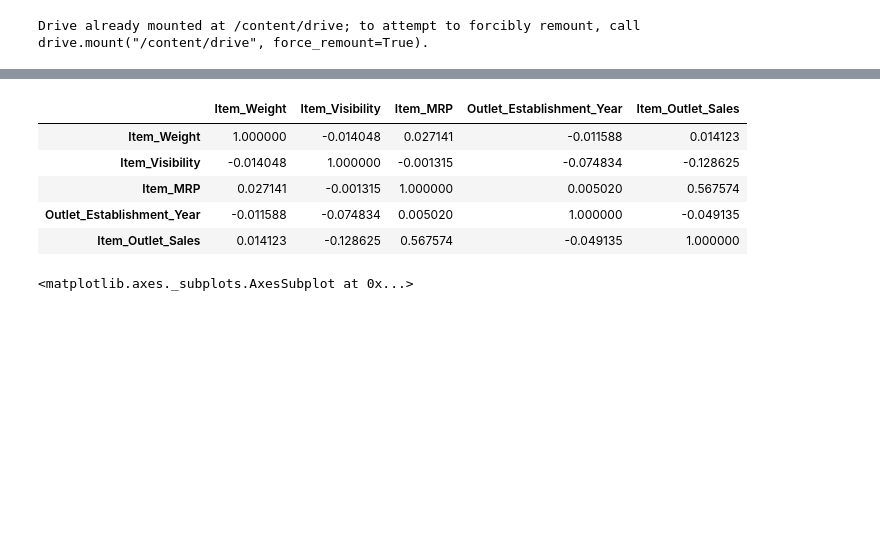
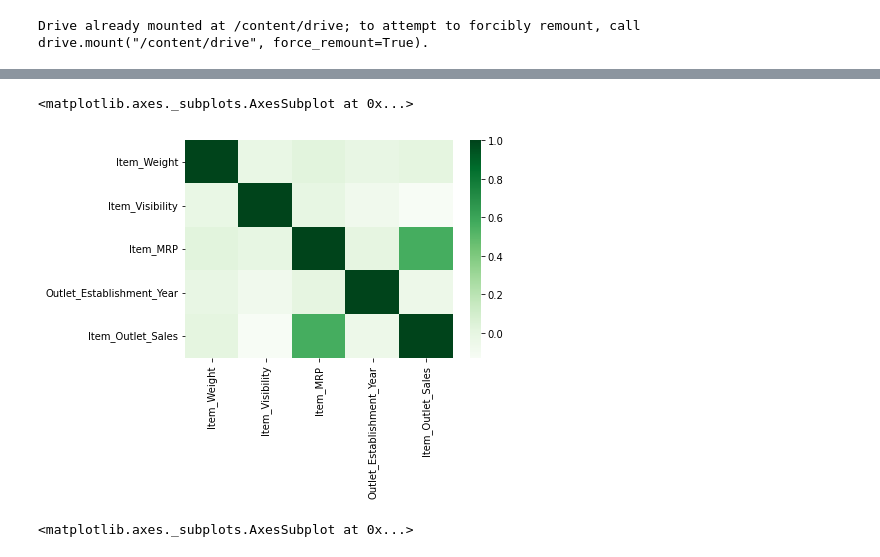
Before and after one commit to Juribe7980/Project-1---Part-1, a Jupyter notebook: Copy_of_Project_1_Part_3.ipynb, the cells around one changed output, grey strips where cells are left out. Cells and saved outputs as stored; diff of their text form; code cells hidden in the pictures; blank space fills up the shorter version.

```diff
--- a/Copy_of_Project_1_Part_3.ipynb
+++ b/Copy_of_Project_1_Part_3.ipynb
@@ -37,15 +80,11 @@ df.boxplot(column=["Outlet_Establishment_Year", "Item_MRP"]);
 # %%
 #Heatmap of the correlation between features
-import pandas as pd
-df = pd.read_csv('/content/drive/MyDrive/Coding Dojo/sales_predictions.csv')
-df.corr()
+
+corr=df.corr()
+sns.heatmap(corr, cmap = 'Greens')
 # %% [output]
-|  | Item_Weight | Item_Visibility | Item_MRP | Outlet_Establishment_Year | Item_Outlet_Sales |
-| Item_Weight | 1.000000 | -0.014048 | 0.027141 | -0.011588 | 0.014123 |
-| Item_Visibility | -0.014048 | 1.000000 | -0.001315 | -0.074834 | -0.128625 |
-| Item_MRP | 0.027141 | -0.001315 | 1.000000 | 0.005020 | 0.567574 |
-| Outlet_Establishment_Year | -0.011588 | -0.074834 | 0.005020 | 1.000000 | -0.049135 |
-| Item_Outlet_Sales | 0.014123 | -0.128625 | 0.567574 | -0.049135 | 1.000000 |
+<matplotlib.axes._subplots.AxesSubplot at 0x...>
+[figure, added]
 # %%
 sns.barplot(data=df, x='Outlet_Establishment_Year', y='Item_MRP')
 # %% [output]
```
Also changed, not shown: parts of 5 cells of this notebook.
